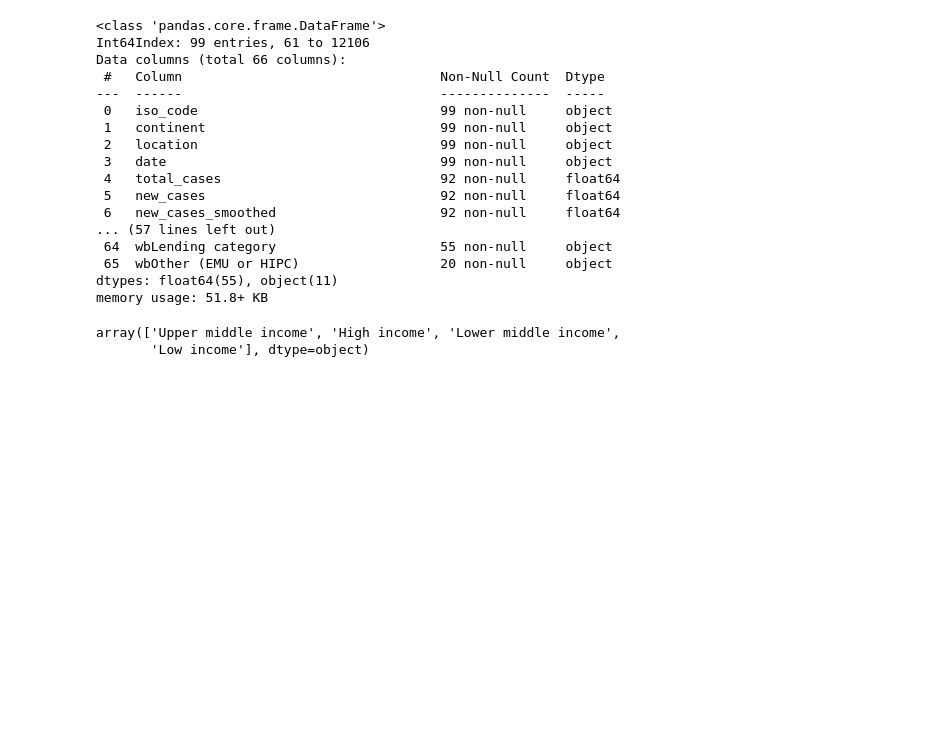
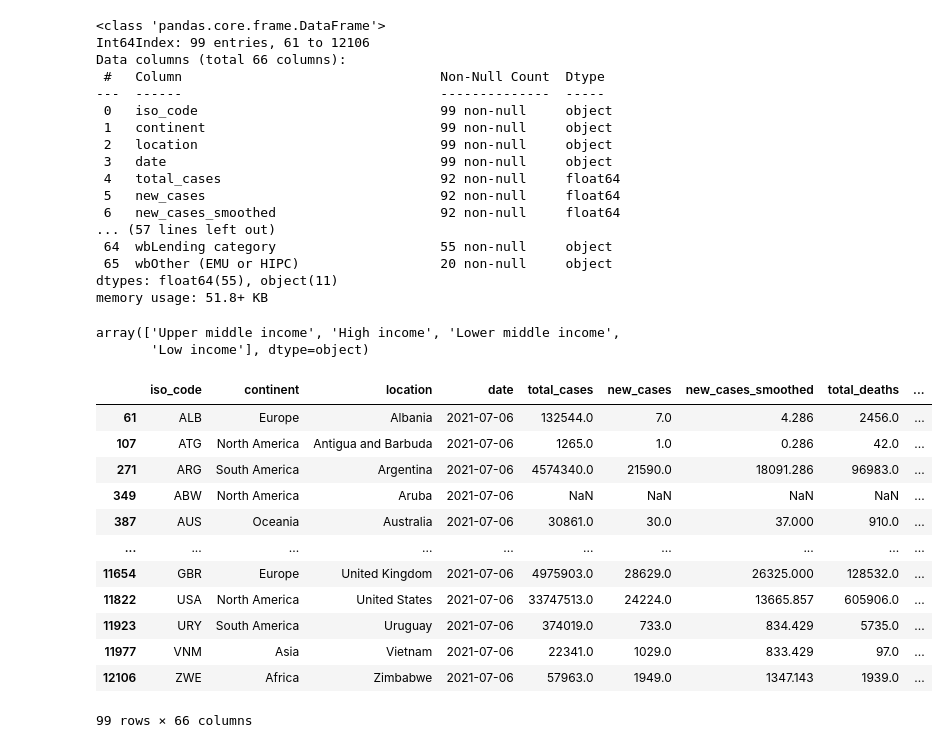
Before and after one commit to anastasiajourno/Projects_05, a Jupyter notebook: Projects_05.ipynb, the cells around one changed output. Drawn from its saved outputs; the diff is of its cells as text; code cells hidden in the pictures; blank space fills up the shorter version.

```diff
--- a/Projects_05.ipynb
+++ b/Projects_05.ipynb
@@ -278,6 +278,20 @@ df_1day['wbIncome_group'].unique()
 array(['Upper middle income', 'High income', 'Lower middle income',
        'Low income'], dtype=object)
 # %%
-df_1day.replace([High income, Upper middle income, Lower middle income, Low income], [1_High income, 3, 2, 1])
+df_1day.replace(['High income', 'Upper middle income', 'Lower middle income', 'Low income'], ['1_High income','2_Upper middle income', '3_Lower middle income','4_Low income'])
+# %% [output]
+|  | iso_code | continent | location | date | total_cases | new_cases | new_cases_smoothed | total_deaths | ... |
+| 61 | ALB | Europe | Albania | 2021-07-06 | 132544.0 | 7.0 | 4.286 | 2456.0 | ... |
+| 107 | ATG | North America | Antigua and Barbuda | 2021-07-06 | 1265.0 | 1.0 | 0.286 | 42.0 | ... |
+| 271 | ARG | South America | Argentina | 2021-07-06 | 4574340.0 | 21590.0 | 18091.286 | 96983.0 | ... |
+| 349 | ABW | North America | Aruba | 2021-07-06 | NaN | NaN | NaN | NaN | ... |
+| 387 | AUS | Oceania | Australia | 2021-07-06 | 30861.0 | 30.0 | 37.000 | 910.0 | ... |
+| ... | ... | ... | ... | ... | ... | ... | ... | ... | ... |
+| 11654 | GBR | Europe | United Kingdom | 2021-07-06 | 4975903.0 | 28629.0 | 26325.000 | 128532.0 | ... |
+| 11822 | USA | North America | United States | 2021-07-06 | 33747513.0 | 24224.0 | 13665.857 | 605906.0 | ... |
+| 11923 | URY | South America | Uruguay | 2021-07-06 | 374019.0 | 733.0 | 834.429 | 5735.0 | ... |
+| 11977 | VNM | Asia | Vietnam | 2021-07-06 | 22341.0 | 1029.0 | 833.429 | 97.0 | ... |
+| 12106 | ZWE | Africa | Zimbabwe | 2021-07-06 | 57963.0 | 1949.0 | 1347.143 | 1939.0 | ... |
+99 rows × 66 columns
 # %%
 df_1day.to_csv('6July.csv')
```
